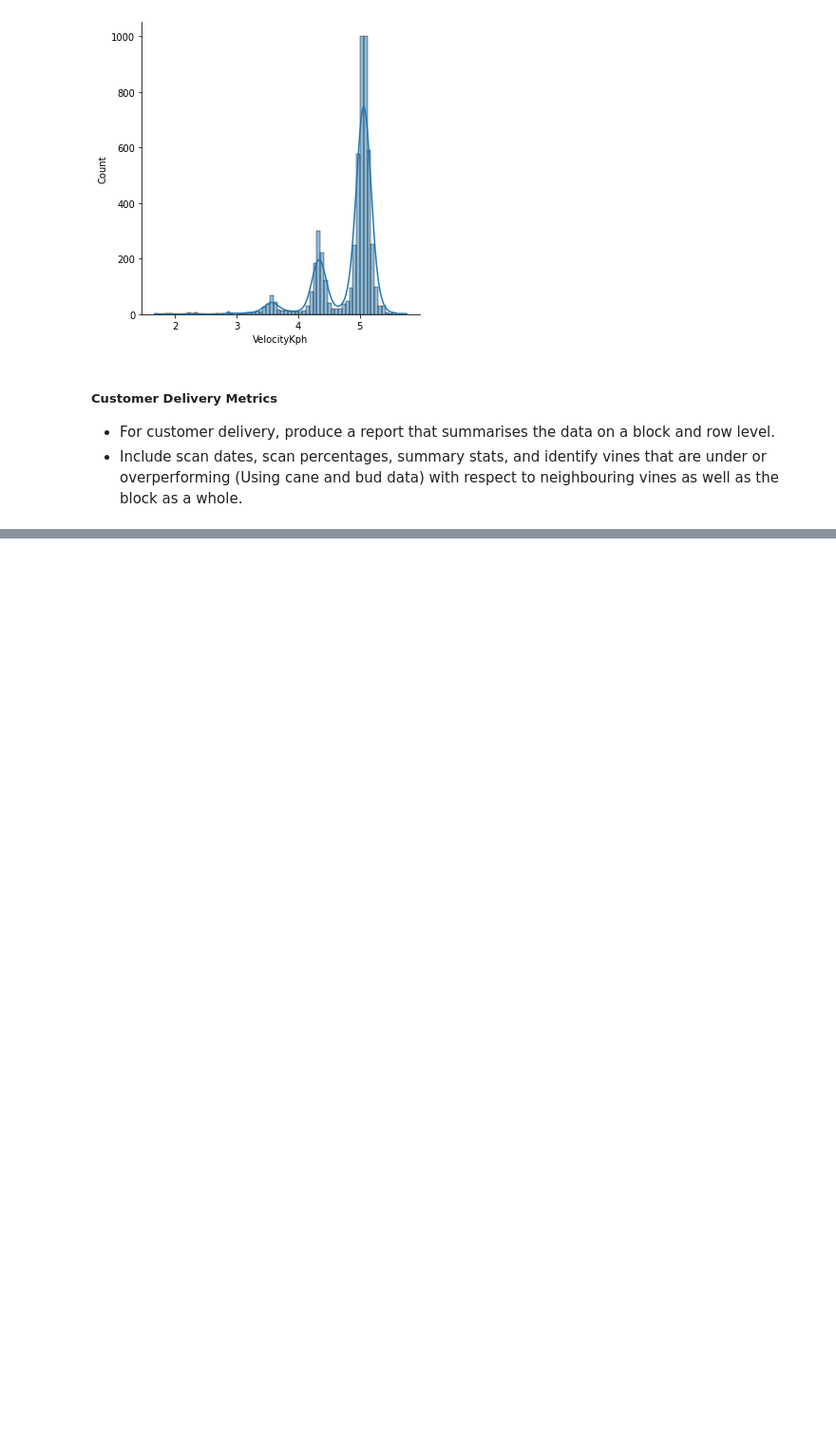
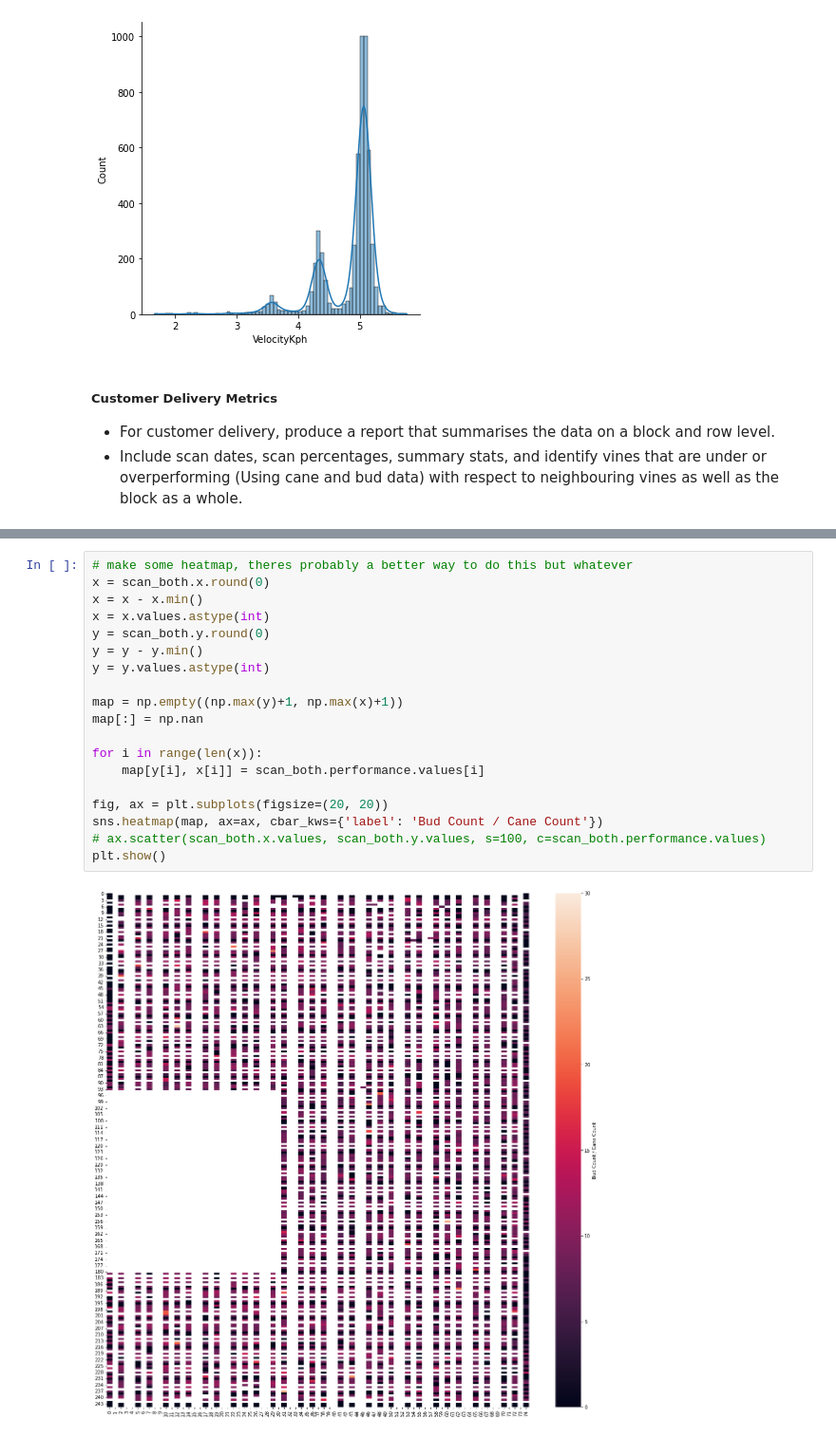
Before and after one commit to zhaohanxiong/CropsyTest, a Jupyter notebook: zhaohan_xiong.ipynb, the cells around one changed output, grey strips where cells are left out. Shown at 95% size. Drawn from its saved outputs; the diff is of its cells as text; blank space fills up the shorter version.

Commit message:
added last plot

```diff
--- a/zhaohan_xiong.ipynb
+++ b/zhaohan_xiong.ipynb
@@ -528 +532,22 @@ Blocks: 1
 *The plot shows that actually most performances are pretty decent, theres only a few outliers of bad performance in the whole block
+# %%
+# make some heatmap, theres probably a better way to do this but whatever
+x = scan_both.x.round(0)
+x = x - x.min()
+x = x.values.astype(int)
+y = scan_both.y.round(0)
+y = y - y.min()
+y = y.values.astype(int)
+
+map = np.empty((np.max(y)+1, np.max(x)+1))
+map[:] = np.nan
+
+for i in range(len(x)):
+    map[y[i], x[i]] = scan_both.performance.values[i]
+
+fig, ax = plt.subplots(figsize=(20, 20))
+sns.heatmap(map, ax=ax, cbar_kws={'label': 'Bud Count / Cane Count'})
+# ax.scatter(scan_both.x.values, scan_both.y.values, s=100, c=scan_both.performance.values)
+plt.show()
+# %% [output]
+[figure, added]
```
Also changed, not shown: parts of 2 cells of this notebook.
